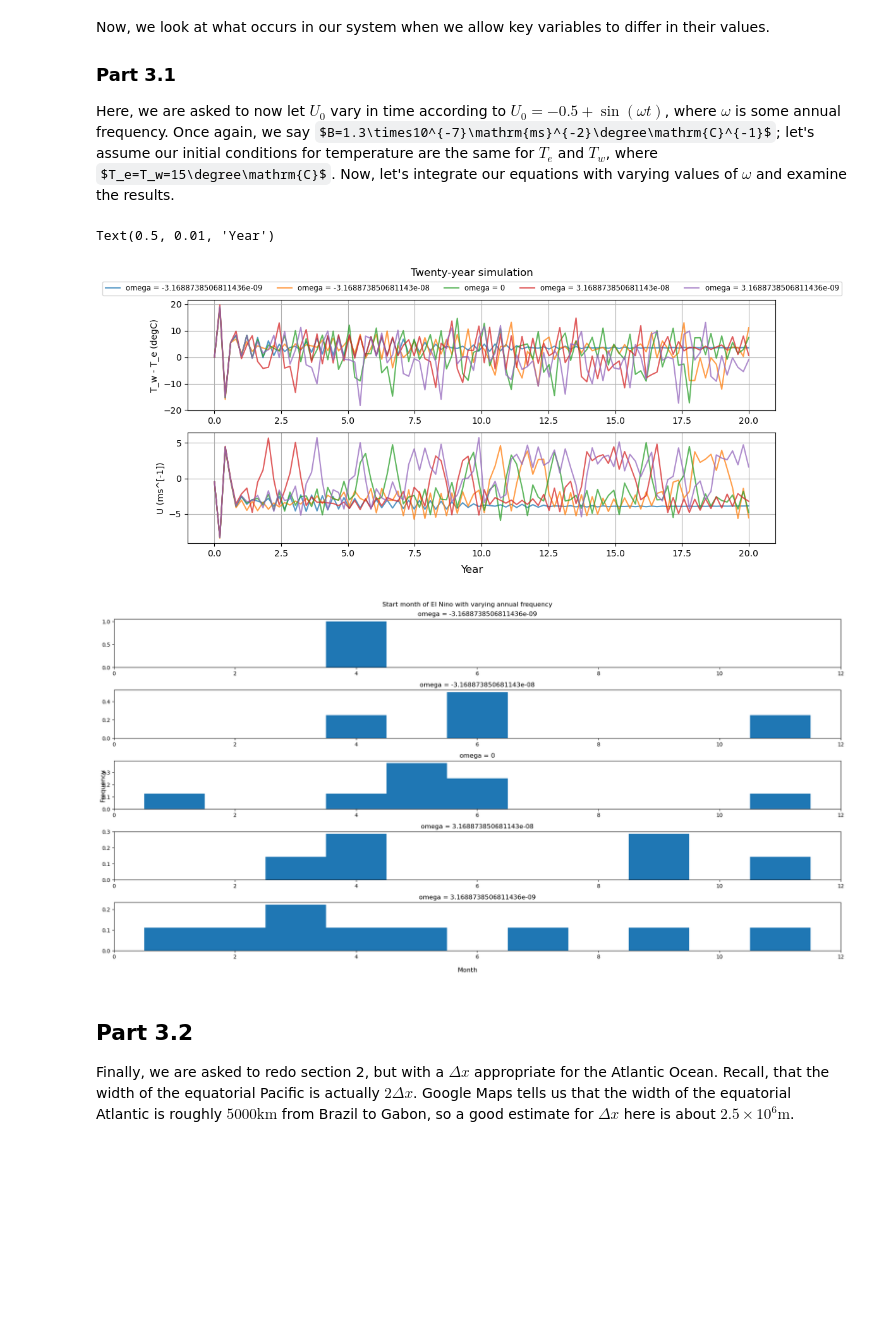
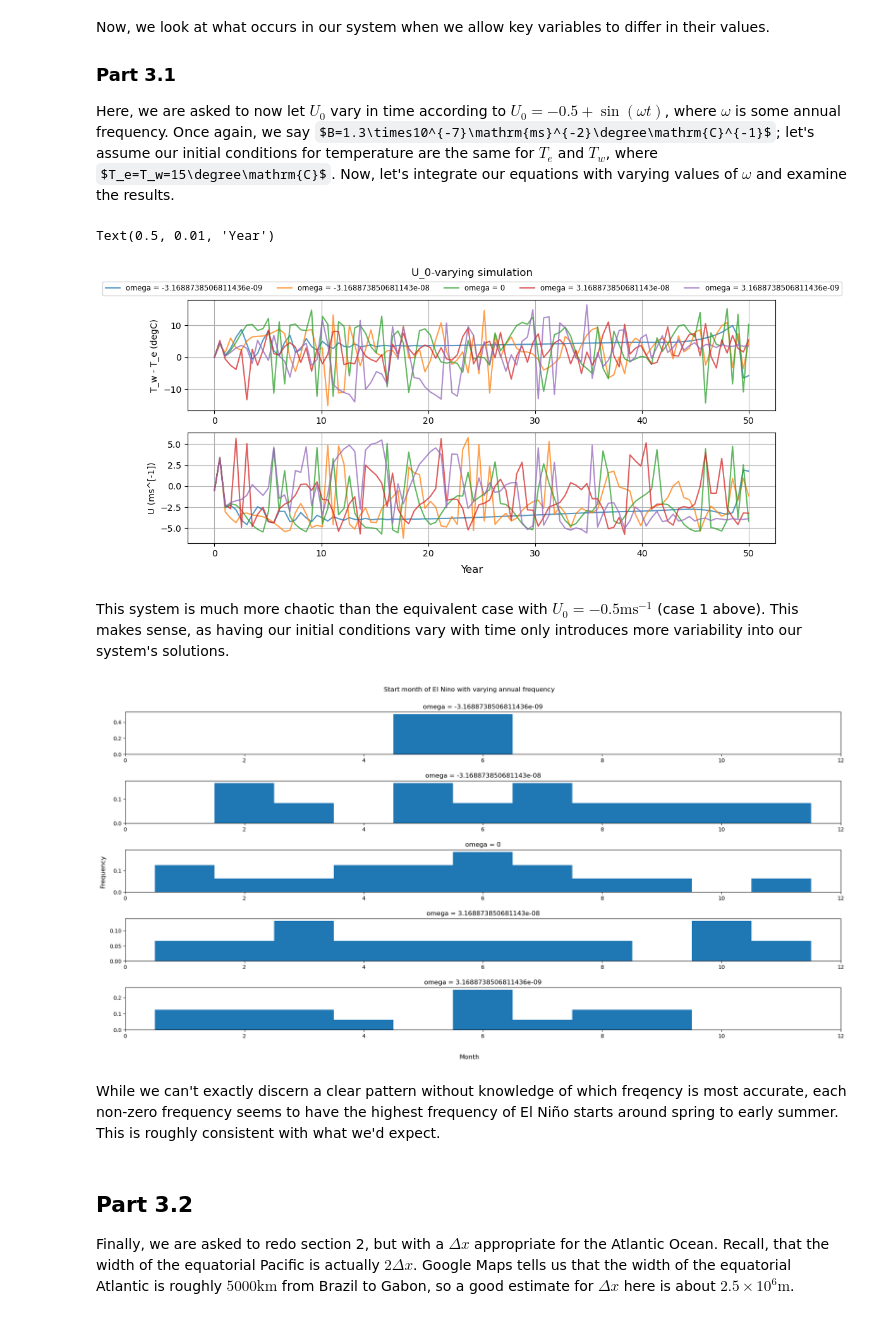
Before and after one commit to lemondoroshow/geoscienceModeling, a Jupyter notebook: ensoModel/modelingENSO.ipynb, the cells around one changed output. Drawn from its saved outputs; the diff is of its cells as text; code cells hidden in the pictures; some formulas as TeX source; blank space fills up the shorter version.

```diff
--- a/ensoModel/modelingENSO.ipynb
+++ b/ensoModel/modelingENSO.ipynb
@@ -89,18 +89,18 @@ for B in B_range:
     eq3 = sympy.Eq(-U / del_x * T_e + A * (T_0 - T_w), 0)
 
     # Solve and isolate solutions
-    solved = sympy.nonlinsolve([eq1, eq2, eq3], [T_e, T_w, U])
-    slns = np.array([(T_e_sln, T_w_sln, U_sln) for T_e_sln, T_w_sln, U_sln in solved])
+    solved = sympy.nonlinsolve([eq1, eq2, eq3], [U, T_e, T_w])
+    slns = np.array([(U_sln, T_e_sln, T_w_sln) for U_sln, T_e_sln, T_w_sln, in solved])
 
     # Determine which solutions are real and filter
-    real_sln = np.array([all([T_e_sln.is_real, T_w_sln.is_real, U_sln.is_real]) for T_e_sln, T_w_sln, U_sln in solved])
+    real_sln = np.array([all([U_sln.is_real, T_e_sln.is_real, T_w_sln.is_real]) for U_sln, T_e_sln, T_w_sln in solved])
     num_real_sln = int(slns[real_sln].size / 3)
 
     # Collect temperature differences
     for sln in slns[real_sln]:
 
         #                                         T_w   -  T_e
-        T_diff = np.vstack([T_diff, np.array([B, sln[1] - sln[0]])])
+        T_diff = np.vstack([T_diff, np.array([B, sln[2] - sln[1]])])
 
 # Delete first row (it was a filler row)
 T_diff = np.delete(T_diff, (0), axis = 0)
@@ -132,18 +132,18 @@ for B in B_range:
     eq3 = sympy.Eq(-U / del_x * T_e + A * (T_0 - T_w), 0)
 
     # Solve and isolate solutions
-    solved = sympy.nonlinsolve([eq1, eq2, eq3], [T_e, T_w, U])
-    slns = np.array([(T_e_sln, T_w_sln, U_sln) for T_e_sln, T_w_sln, U_sln in solved])
+    solved = sympy.nonlinsolve([eq1, eq2, eq3], [U, T_e, T_w])
+    slns = np.array([(U_sln, T_e_sln, T_w_sln) for U_sln, T_e_sln, T_w_sln, in solved])
 
     # Determine which solutions are real and filter
-    real_sln = np.array([all([T_e_sln.is_real, T_w_sln.is_real, U_sln.is_real]) for T_e_sln, T_w_sln, U_sln in solved])
+    real_sln = np.array([all([U_sln.is_real, T_e_sln.is_real, T_w_sln.is_real]) for U_sln, T_e_sln, T_w_sln in solved])
     num_real_sln = int(slns[real_sln].size / 3)
 
     # Collect temperature differences
     for sln in slns[real_sln]:
 
         #                                         T_w   -  T_e
-        T_diff = np.vstack([T_diff, np.array([B, sln[1] - sln[0]])])
+        T_diff = np.vstack([T_diff, np.array([B, sln[2] - sln[1]])])
 
 # Delete first row (it was a filler row)
 T_diff = np.delete(T_diff, (0), axis = 0)
@@ -181,10 +181,10 @@ eq1 = sympy.Eq(B * (T_e - T_w) + C * (U_0 - U), 0)
 eq2 = sympy.Eq(U / del_x * T_w + A * (T_0 - T_e), 0)
 eq3 = sympy.Eq(-U / del_x * T_e + A * (T_0 - T_w), 0)
 
-slns = sympy.nonlinsolve([eq1, eq2, eq3], [T_e, T_w, U])
+slns = sympy.nonlinsolve([eq1, eq2, eq3], [U, T_e, T_w])
 
 num = 1
-for T_e_sln, T_w_sln, U_sln in slns:
+for U_sln, T_e_sln, T_w_sln in slns:
 
     # Calculate E
     E = np.array([[-C, B, -B],
@@ -701,16 +717,13 @@ Now, we look at what occurs in our system when we allow key variables to differ
 ### Part 3.1
 Here, we are asked to now let $U_0$ vary in time according to $U_0=-0.5+\sin(\omega t)$, where $\omega$ is some annual frequency. Once again, we say $B=1.3\times10^{-7}\mathrm{ms}^{-2}\degree\mathrm{C}^{-1}$; let's assume our initial conditions for temperature are the same for $T_e$ and $T_w$, where $T_e=T_w=15\degree\mathrm{C}$. Now, let's integrate our equations with varying values of $\omega$ and examine the results.
 # %%
-# Remove old variables
-
-
 # Ensure our values are well-defined
 del_x = 7.5 * 10**6
 T_0 = 15
 A = 1 / (6 / 12 * sec_year)
 B = 1.3 * 10**(-7)
 C = 1 / (2 / 12 * sec_year)
-twenty_year = np.linspace(0, sec_year * 20, 100)
+all_years = np.linspace(0, sec_year * 50, 100)
 sec_year = 365.2425 * 24 * 60 * 60
 
 # Define system
@@ -733,13 +746,13 @@ init_conds = [-((sec_year * 10) ** (-1)), -(sec_year ** (-1)), 0, sec_year ** (-
 i = 1
 for omega in init_conds:
 
-    sln = integrate.odeint(system_eq, [-0.5, 15, 15], twenty_year)
+    sln = integrate.odeint(system_eq, [-0.5, 15, 15], all_years)
     temp_grad = sln[:,2] - sln[:,1]
     U_vary = sln[:,0]
 
     # Plot data
-    axs[0].plot(twenty_year / sec_year, temp_grad, label = "omega = " + str(omega), alpha = 0.75)
-    axs[1].plot(twenty_year / sec_year, U_vary, alpha = 0.75)
+    axs[0].plot(all_years / sec_year, temp_grad, label = "omega = " + str(omega), alpha = 0.75)
+    axs[1].plot(all_years / sec_year, U_vary, alpha = 0.75)
 
     # Find all El Nino values
     en_times_ind = np.where(U_vary > 0)
@@ -751,7 +764,7 @@ for omega in init_conds:
             en_times_ind_true = np.append(en_times_ind_true, index)
 
     # Convert to month no. and add to data frame
-    month_no = (twenty_year[en_times_ind_true.astype(int)] / sec_year * 12 % 12).astype(int)
+    month_no = (all_years[en_times_ind_true.astype(int)] / sec_year * 12 % 12).astype(int)
     month_of_start['omega_' + str(i)] = np.where(month_no == 0, 12, month_no)
     i += 1
 
@@ -764,28 +777,32 @@ axs[1].set_ylabel("U (ms^[-1])")
 fig.legend(ncol = 5, loc = "upper center", fontsize = "small", bbox_to_anchor = [0.5, 0.95])
 
 # Label figure
-fig.suptitle("Twenty-year simulation")
+fig.suptitle("U_0-varying simulation")
 fig.supxlabel("Year")
 # %% [output]
 Text(0.5, 0.01, 'Year')
-[figure, old version]
+[figure, new version]
+# %% [markdown]
+This system is much more chaotic than the equivalent case with $U_0=-0.5\mathrm{ms}^{-1}$ (case 1 above). This makes sense, as having our initial conditions vary with time only introduces more variability into our system's solutions.
 # %%
 fig, axs = plt.subplots(nrows = len(init_conds), ncols = 1, figsize = (20, 10))
 
 i = 1
 for omega in init_conds:
     axs[i - 1].hist(month_of_start['omega_' + str(i)], bins = np.arange(-0.5, 12),
                     weights = np.zeros_like(month_of_start['omega_' + str(i)]) + 1. / month_of_start['omega_' + str(i)].size)
     axs[i - 1].set_xlim(0, 12)
     axs[i - 1].set_title("omega = " + str(omega))
     i += 1
 
 fig.supxlabel("Month")
 fig.supylabel("Frequency")
 fig.suptitle("Start month of El Nino with varying annual frequency")
-plt.tight_layout()
+plt.tight_layout(pad = 1.8)
 # %% [output]
-[figure, old version]
+[figure, new version]
+# %% [markdown]
+While we can't exactly discern a clear pattern without knowledge of which freqency is most accurate, each non-zero frequency seems to have the highest frequency of El Niño starts around spring to early summer. This is roughly consistent with what we'd expect.
 # %% [markdown]
 ## Part 3.2
 Finally, we are asked to redo section 2, but with a $\Delta x$ appropriate for the Atlantic Ocean. Recall, that the width of the equatorial Pacific is actually $2\Delta x$. Google Maps tells us that the width of the equatorial Atlantic is roughly $5000\mathrm{km}$ from Brazil to Gabon, so a good estimate for $\Delta x$ here is about $2.5\times10^6\mathrm{m}$.
```
Also changed, not shown: parts of 12 cells of this notebook.
